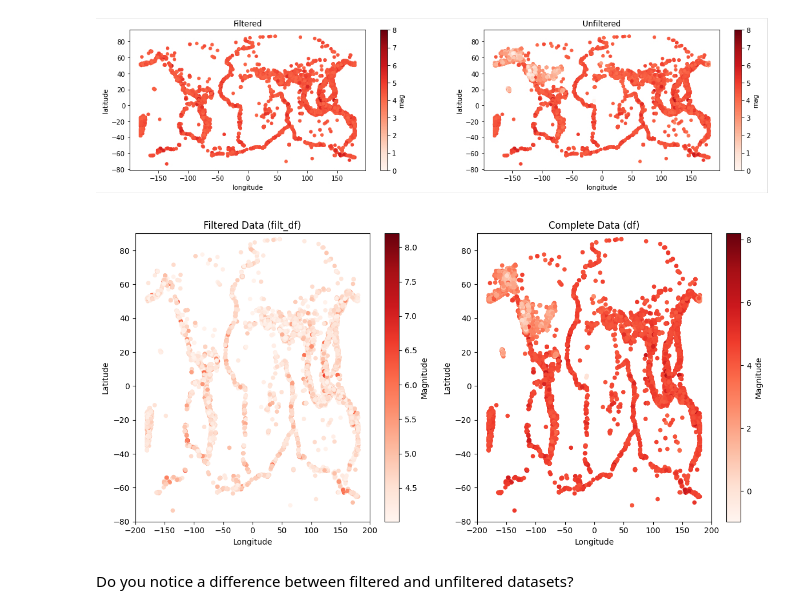
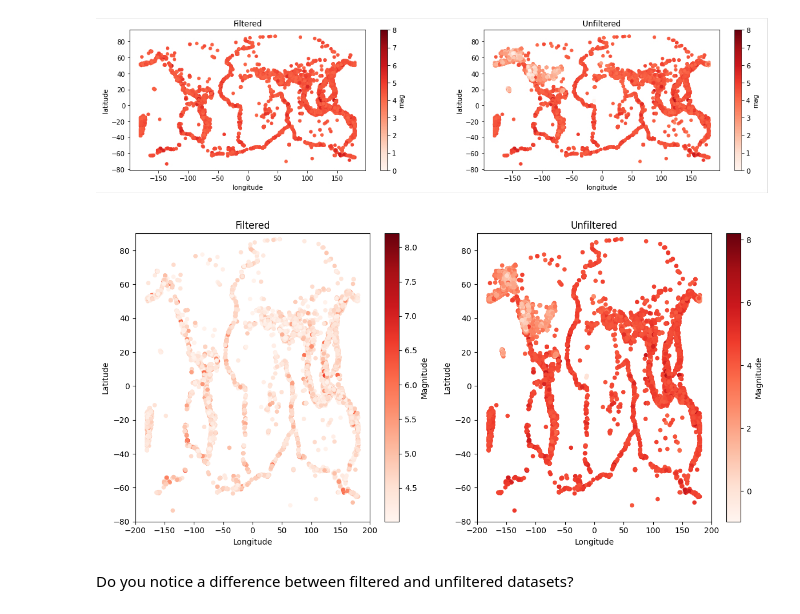
Before and after one commit to PiHau/2024_Intro_Python, a Jupyter notebook: Exercises/W3_S1.ipynb, the cells around one changed output. Cells and saved outputs as stored; diff of their text form; code cells hidden in the pictures.

```diff
--- a/Exercises/W3_S1.ipynb
+++ b/Exercises/W3_S1.ipynb
@@ -409,34 +409,34 @@ Hint: Consider reading the documentation for [`plt.scatter`](https://matplotlib.
 # %%
 import matplotlib.pyplot as plt
 
 # Create figure and subplots
 fig, (ax1, ax2) = plt.subplots(1, 2, figsize=(12, 6))
 
 # First subplot with filt_df
 scatter1 = ax1.scatter(filt_df['longitude'], filt_df['latitude'], c=filt_df['mag'], cmap='Reds', s=20)
-ax1.set_title('Filtered Data (filt_df)')
+ax1.set_title('Filtered')
 ax1.set_xlabel('Longitude')
 ax1.set_ylabel('Latitude')
 ax1.set_xlim(-200, 200)
 ax1.set_ylim(-80, 90)
 fig.colorbar(scatter1, ax=ax1, label='Magnitude')
 
 # Second subplot with df
 scatter2 = ax2.scatter(df['longitude'], df['latitude'], c=df['mag'], cmap='Reds', s=20)
-ax2.set_title('Complete Data (df)')
+ax2.set_title('Unfiltered')
 ax2.set_xlabel('Longitude')
 ax2.set_ylabel('Latitude')
 ax2.set_xlim(-200, 200)
 ax2.set_ylim(-80, 90)
 fig.colorbar(scatter2, ax=ax2, label='Magnitude')
 
 # Adjust space
 plt.tight_layout()
 
 #plot
 plt.show()
 # %% [output]
-[figure, old version]
+[figure, new version]
 # %% [markdown]
 Do you notice a difference between filtered and unfiltered datasets?
 # %% [markdown]
```
